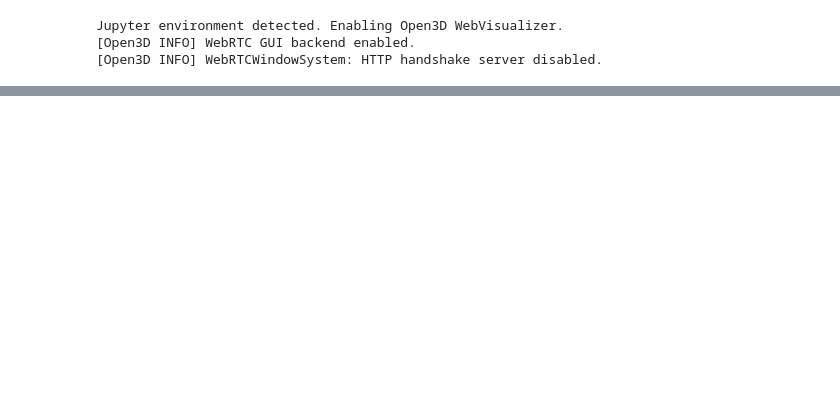
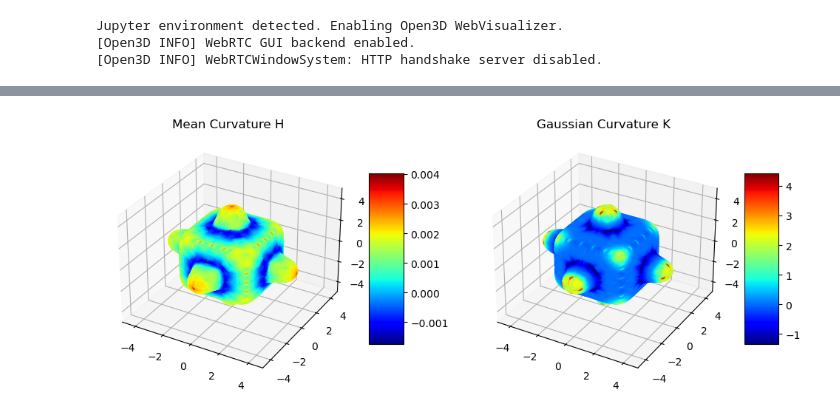
Before and after one commit to derkder/CGVI_CourseWork, a Jupyter notebook: Term2/3dGeo/CW/CW2/main.ipynb, the cells around one changed output, grey strips where cells are left out. Saved outputs shown, nothing was run; the diff lists cells and outputs as text; code cells hidden in the pictures; blank space fills up the shorter version.

```diff
--- a/Term2/3dGeo/CW/CW2/main.ipynb
+++ b/Term2/3dGeo/CW/CW2/main.ipynb
@@ -28,8 +31,8 @@ mesh = trimesh.load(mesh_src)
 # 获取顶点和面
 vertices = np.array(mesh.vertices)
 faces = np.array(mesh.faces)
-print(vertices.shape)
-print(faces.shape)
+normals = np.asarray(mesh.vertex_normals)
+
 
 # 函数计算每个顶点的邻居
 def get_vertex_neighbors(faces):
@@ -48,29 +51,63 @@ def get_vertex_neighbors(faces):
     return vertex_neighbors
 
 # 计算每个顶点的均质曲率H
-def compute_mean_curvature(vertices, vertex_neighbors):
+def compute_mean_curvature(vertices, vertex_neighbors, normals):
     H = np.zeros(len(vertices))
     for i in range(len(vertices)):
         if i not in vertex_neighbors: continue
         neighbor_vectors = vertices[vertex_neighbors[i]] - vertices[i]
         # print(i, vertex_neighbors[i])
         L = np.sum(neighbor_vectors, axis=0) / len(neighbor_vectors)
-        H[i] = np.linalg.norm(L) / 2
+        # H[i] = np.linalg.norm(L) / 2
+        H[i] = - np.dot(L, normals[i]) / 2
     return H
 
-import numpy as np
-import trimesh
-import os
+def triangle_area(vertex1, vertex2, vertex3):
+    # 根据三角形三个顶点的坐标计算面积
+    # 使用海伦公式，首先计算三边长度
+    a = np.linalg.norm(vertex1 - vertex2)
+    b = np.linalg.norm(vertex2 - vertex3)
+    c = np.linalg.norm(vertex3 - vertex1)
 
-# Helper function to calculate the circumcenter of a triangle in 3D
-def circumcenter(A, B, C):
-    ac = C - A
-    ab = B - A
-    ab_cross_ac = np.cross(ab, ac)
+    # 计算半周长
+    s = (a + b + c) / 2
 
-    # Compute the circumcenter in 3D
-    circumcenter = A + (np.cross(ab_cross_ac, ab) * np.linalg.norm(ac)**2 - np.cross(ab, ab_cross_ac) * np.linalg.norm(ac)**2) / (2 * np.linalg.norm(ab_cross_ac)**2)
-    return circumcenter
+    # 计算面积
+    area = np.sqrt(s * (s - a) * (s - b) * (s - c))
+    return area
+
+# 肉眼观察法这个应该算对了？
+# https://blog.csdn.net/yinhun2012/article/details/112719305
+def calculate_triangle_out_circle_center(A, B, C):
+    # Convert input lists to NumPy arrays if they aren't already
+    A = np.array(A)
+    B = np.array(B)
+    C = np.array(C)
+
+    # Calculate the vectors representing the sides of the triangle
+    AB = B - A
+    AC = C - A
+
+    # Calculate the normal vector of the plane defined by the triangle
+    AN = np.cross(AB, AC)
+    AN = AN / np.linalg.norm(AN)  # Normalize the vector
+
+    # Use the normal vector (AN) and point A to define the plane
+    d = np.dot(AN, A)
+
+    # Calculate the coefficients of the linear system
+    e, f, g = C - A
+    h = np.dot(C - A, (C + A) / 2)
+    k, l, m = 2 * (B - A)
+    n = np.dot(B, B) - np.dot(A, A)
+
+    # Solve the linear system
+    A_matrix = np.array([[AN[0], AN[1], AN[2]], [e, f, g], [k, l, m]])
+    B_vector = np.array([d, h, n])
+    P = np.linalg.solve(A_matrix, B_vector)
+    # print(P, A, B, C)
+    return P  # Convert the result to list if needed
+
 
 # Helper function to check if a triangle is obtuse
 def is_obtuse_triangle(A, B, C):
@@ -94,20 +131,24 @@ def mixed_cells_gaussian_curvature(vertices, faces):
 
         # Compute the circumcenter for non-obtuse triangles
         if not is_obtuse:
-            circum_center = circumcenter(A, B, C)
+            circum_center = calculate_triangle_out_circle_center(A, B, C)
 
         # Calculate Voronoi area for each vertex in the face
         for i, vertex in enumerate(face):
             opposite_edge = np.delete(face, i)
-            edge_midpoint = np.mean(vertices[opposite_edge], axis=0)
 
-            if is_obtuse:
+            if is_obtuse or  circum_center is None:
                 # For obtuse triangle, use midpoint of the edge opposite the obtuse angle
-                voronoi_areas[vertex] += np.linalg.norm(edge_midpoint - vertices[vertex]) / 2
+                voronoi_areas[vertex] += triangle_area(vertices[vertex], np.mean(vertices[opposite_edge], axis=0),
+                                                       (vertices[vertex] + vertices[opposite_edge[0]]) / 2)
+                voronoi_areas[vertex] += triangle_area(vertices[vertex], np.mean(vertices[opposite_edge], axis=0),
+                                                       (vertices[vertex] + vertices[opposite_edge[1]]) / 2)
             else:
                 # For non-obtuse triangle, use circumcenter
-                if circum_center is not None:
-                    voronoi_areas[vertex] += np.linalg.norm(circum_center - vertices[vertex]) / 2
+                voronoi_areas[vertex] += triangle_area(vertices[vertex], circum_center,
+                                                       (vertices[vertex] + vertices[opposite_edge[0]]) / 2)
+                voronoi_areas[vertex] += triangle_area(vertices[vertex], circum_center,
+                                                       (vertices[vertex] + vertices[opposite_edge[1]]) / 2)
 
             # Compute the angle at vertex
             vec1, vec2 = vertices[opposite_edge[0]] - vertices[vertex], vertices[opposite_edge[1]] - vertices[vertex]
@@ -123,31 +164,32 @@ def mixed_cells_gaussian_curvature(vertices, faces):
 
 # 可视化曲率
 def visualize_curvature(vertices, H, K):
     fig = plt.figure(figsize=(12, 6))
 
     # 可视化均质曲率H
     ax1 = fig.add_subplot(121, projection='3d')
     ax1.set_title("Mean Curvature H")
     scatter = ax1.scatter(vertices[:, 0], vertices[:, 1], vertices[:, 2], c=H, cmap='jet')
     fig.colorbar(scatter, ax=ax1, shrink=0.5, aspect=5)
 
     # 可视化高斯曲率K
     ax2 = fig.add_subplot(122, projection='3d')
     ax2.set_title("Gaussian Curvature K")
     scatter = ax2.scatter(vertices[:, 0], vertices[:, 1], vertices[:, 2], c=K, cmap='jet')
     fig.colorbar(scatter, ax=ax2, shrink=0.5, aspect=5)
 
     plt.show()
 
 
 # 获取每个顶点的邻居3q
 vertex_neighbors = get_vertex_neighbors(faces)
 # 计算均质曲率H和高斯曲率K
-H = compute_mean_curvature(vertices, vertex_neighbors)
+H = compute_mean_curvature(vertices, vertex_neighbors, normals)
 K = mixed_cells_gaussian_curvature(vertices, faces)
 
 visualize_curvature(vertices, H, K)
 # 输出结果（这里只是打印出来，您可能需要将它们保存到文件或以其他方式处理）
 print("Mean Curvature H:", H)
 print("Gaussian Curvature K:", K)
 # %% [output]
+[figure, new version]
```
Also changed, not shown: parts of 8 cells of this notebook.
